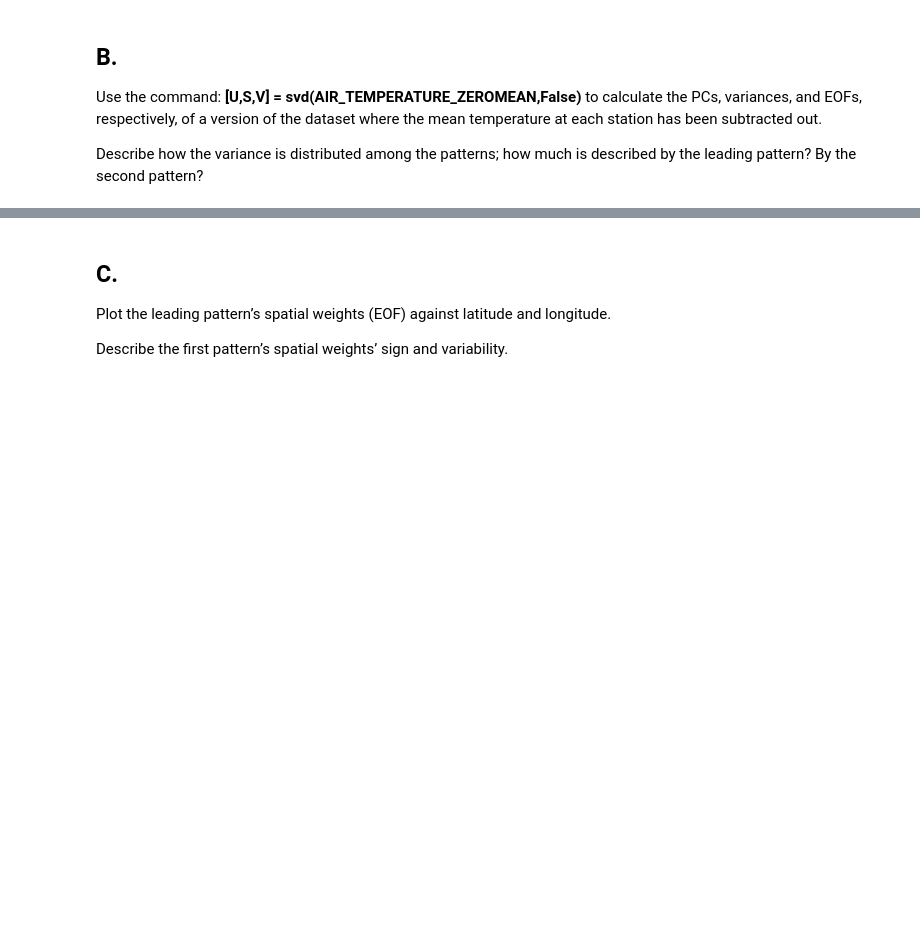
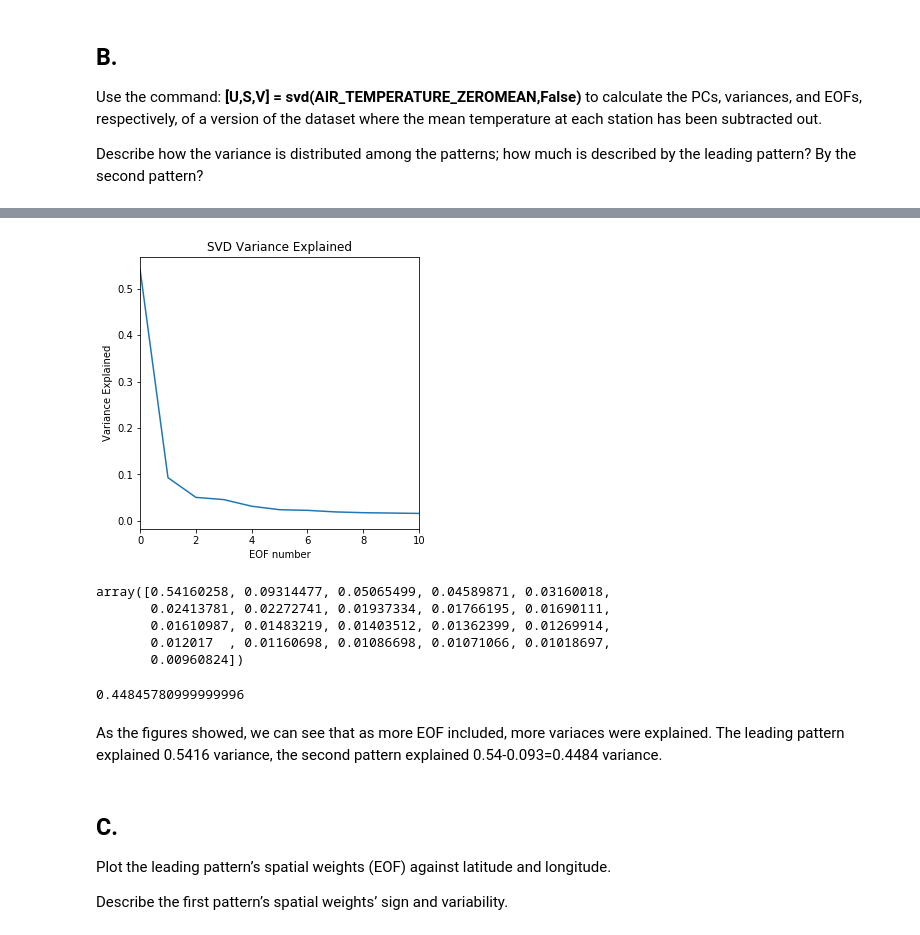
Before and after one commit to AzusaSayuri/UW-Data-analysis, a Jupyter notebook: HW8/Assignment8-XiminHu.ipynb, the cells around one changed output, grey strips where cells are left out. Drawn from its saved outputs; the diff is of its cells as text; code cells hidden in the pictures; blank space fills up the shorter version.

```diff
--- a/HW8/Assignment8-XiminHu.ipynb
+++ b/HW8/Assignment8-XiminHu.ipynb
@@ -65,3 +105,27 @@ Describe how the variance is distributed among the patterns; how much is describ
+# %%
+plt.figure(figsize=(5,5))
+plt.plot(var_exp)
+plt.xlabel('EOF number')
+plt.ylabel('Variance Explained')
+plt.title('SVD Variance Explained')
+#plt.ylim([0,0.16])
+plt.xlim([0,10]);
+# %% [output]
+[figure, added]
+# %%
+var_exp
+# %% [output]
+array([0.54160258, 0.09314477, 0.05065499, 0.04589871, 0.03160018,
+       0.02413781, 0.02272741, 0.01937334, 0.01766195, 0.01690111,
+       0.01610987, 0.01483219, 0.01403512, 0.01362399, 0.01269914,
+       0.012017  , 0.01160698, 0.01086698, 0.01071066, 0.01018697,
+       0.00960824])
+# %%
+0.54160258-0.09314477
+# %% [output]
+0.44845780999999996
+# %% [markdown]
+As the figures showed, we can see that as more EOF included, more variaces were explained. The leading pattern explained 0.5416 variance, the second pattern explained 0.54-0.093=0.4484 variance.
 # %% [markdown]
 ## C.
 
```
Also changed, not shown: parts of 21 cells of this notebook, 1 other file.
